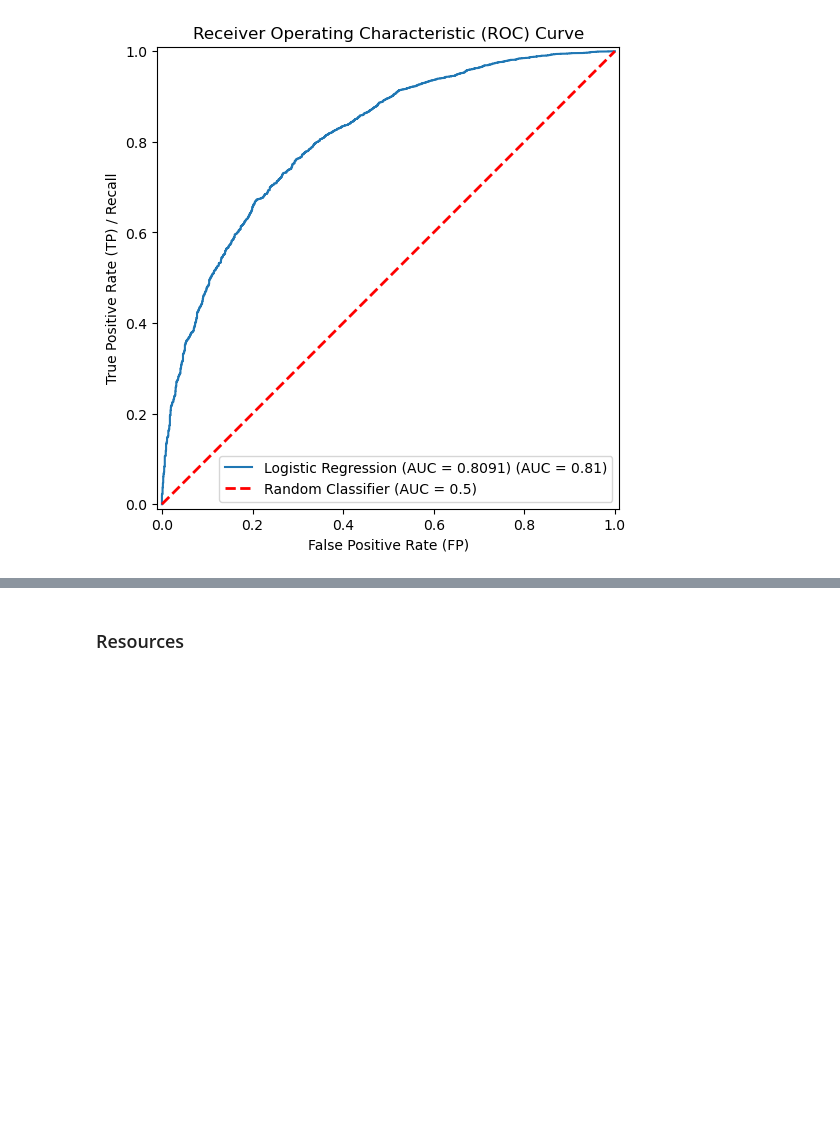
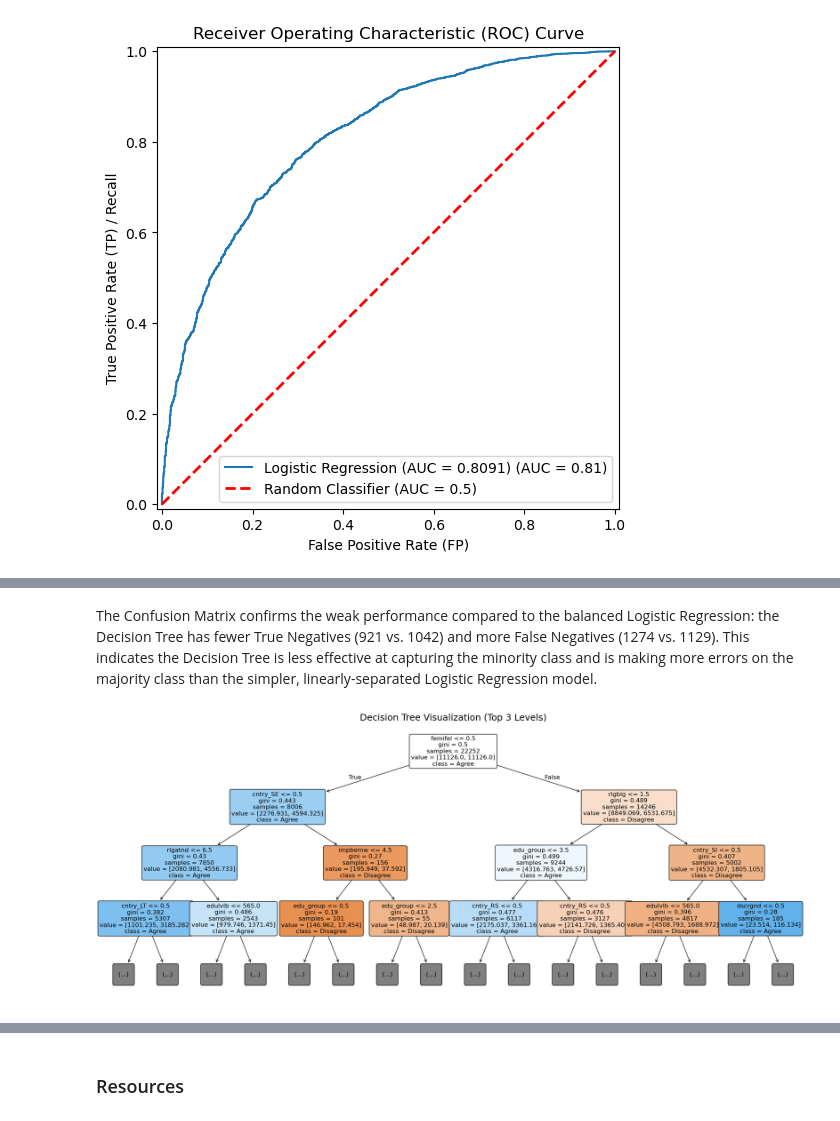
Before and after one commit to julia-martyniuk/ML_2_Classification, a Jupyter notebook: Classification.ipynb, the cells around one changed output, grey strips where cells are left out. Drawn from its saved outputs; the diff is of its cells as text; code cells hidden in the pictures; blank space fills up the shorter version.

```diff
--- a/Classification.ipynb
+++ b/Classification.ipynb
@@ -914,0 +1009,21 @@ plt.show()
+# %% [markdown]
+The Confusion Matrix confirms the weak performance compared to the balanced Logistic Regression: the Decision Tree has fewer True Negatives (921 vs. 1042) and more False Negatives (1274 vs. 1129). This indicates the Decision Tree is less effective at capturing the minority class and is making more errors on the majority class than the simpler, linearly-separated Logistic Regression model.
+# %%
+feature_names = X_train.columns.tolist()
+
+# Plot the tree
+plt.figure(figsize=(25, 10))
+plot_tree(
+    best_dtc,
+    max_depth=3,                  # Limit depth for readability
+    feature_names=feature_names,
+    class_names=['Disagree', 'Agree'],
+    filled=True,
+    rounded=True,
+    fontsize=12
+)
+
+plt.title("Decision Tree Visualization (Top 3 Levels)", fontsize=18)
+plt.show()
+# %% [output]
+[figure, added]
```
Also changed, not shown: parts of 20 cells of this notebook.
